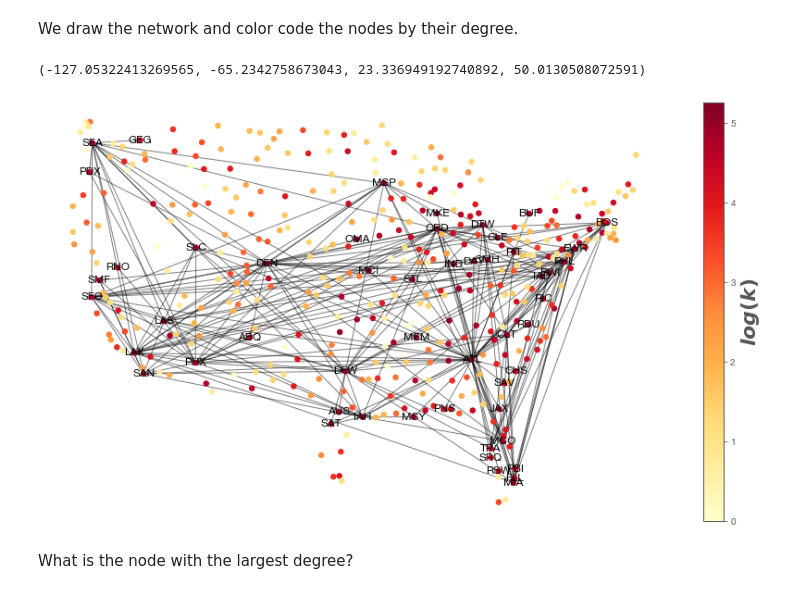
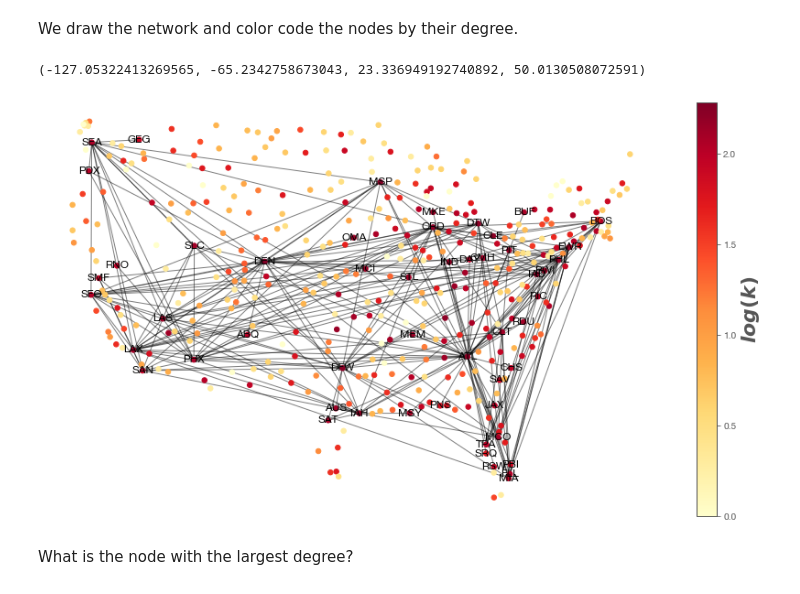
Before and after one commit to micheletizzoni/Complexity-in-social-systems, a Jupyter notebook: 2-networkx/nb03_NetworkX_visualization.ipynb, the cells around one changed output. Saved outputs shown, nothing was run; the diff lists cells and outputs as text; code cells hidden in the pictures.

```diff
--- a/2-networkx/nb03_NetworkX_visualization.ipynb
+++ b/2-networkx/nb03_NetworkX_visualization.ipynb
@@ -469,30 +469,30 @@ We draw the network and color code the nodes by their degree.
 # %%
 fig=plt.figure(figsize=(15,8))
 
 s=nx.draw_networkx_nodes(G,
             pos=G.pos,
-            node_color=[math.log(G.degree(v)) for v in G],
+            node_color=[math.log(G.degree(v), 10) for v in G],
             node_size=30,
             cmap=plt.cm.YlOrRd
             )
 
 nx.draw_networkx_edges(H,
             pos=G.pos,
             alpha=0.5
             )
 
 nx.draw_networkx_labels(H,
             pos=H.pos,
             labels=H.code,
             )
 
 cbar=plt.colorbar(s)
 cbar.ax.set_ylabel('$log(k)$', size=22)
 
 plt.axis('off')
 # %% [output]
 (-127.05322413269565, -65.2342758673043, 23.336949192740892, 50.0130508072591)
-[figure, old version]
+[figure, new version]
 # %% [markdown]
 What is the node with the largest degree?
 # %%
```
Also changed, not shown: parts of 1 cell of this notebook, 3 other files.
